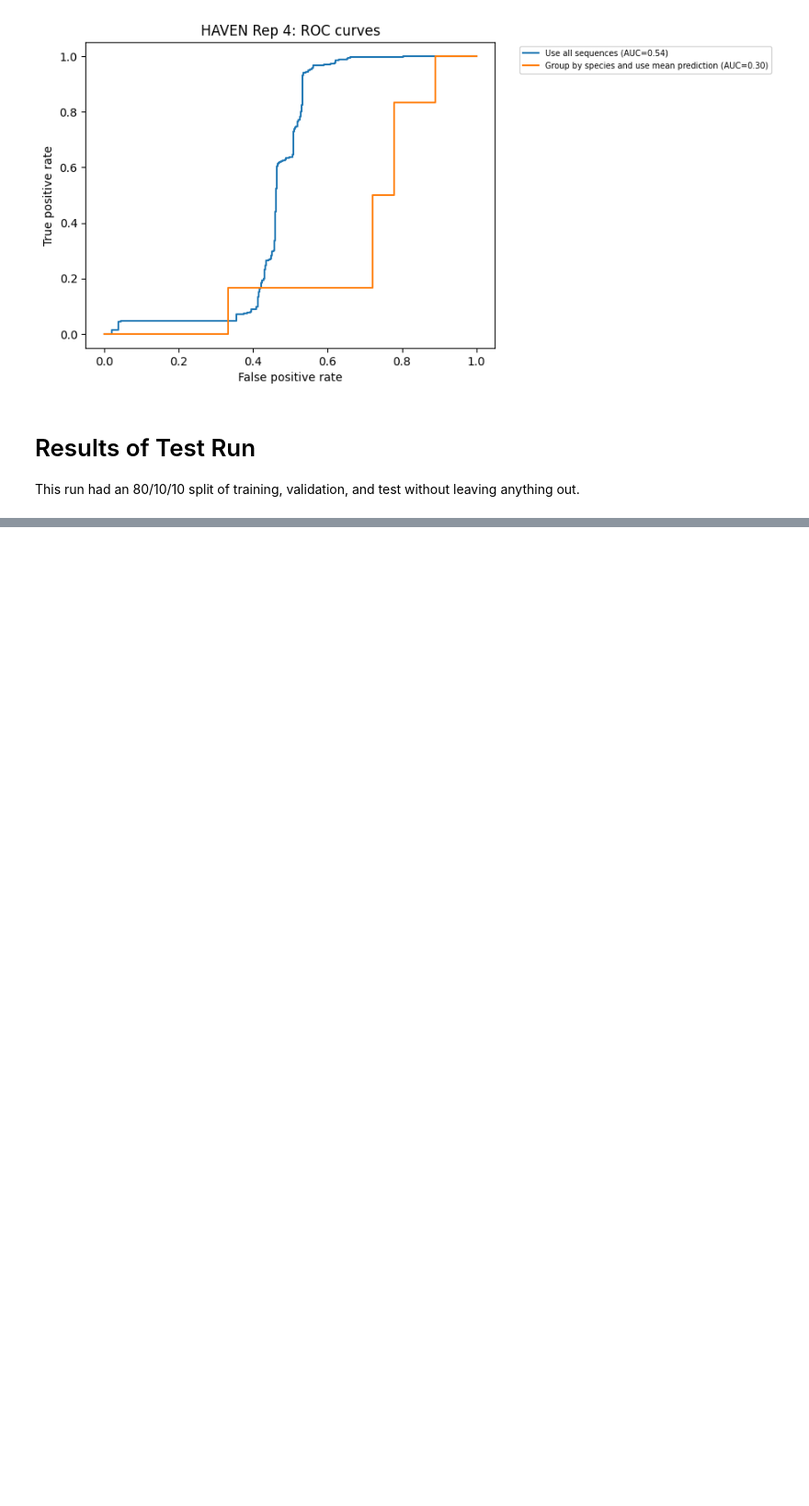
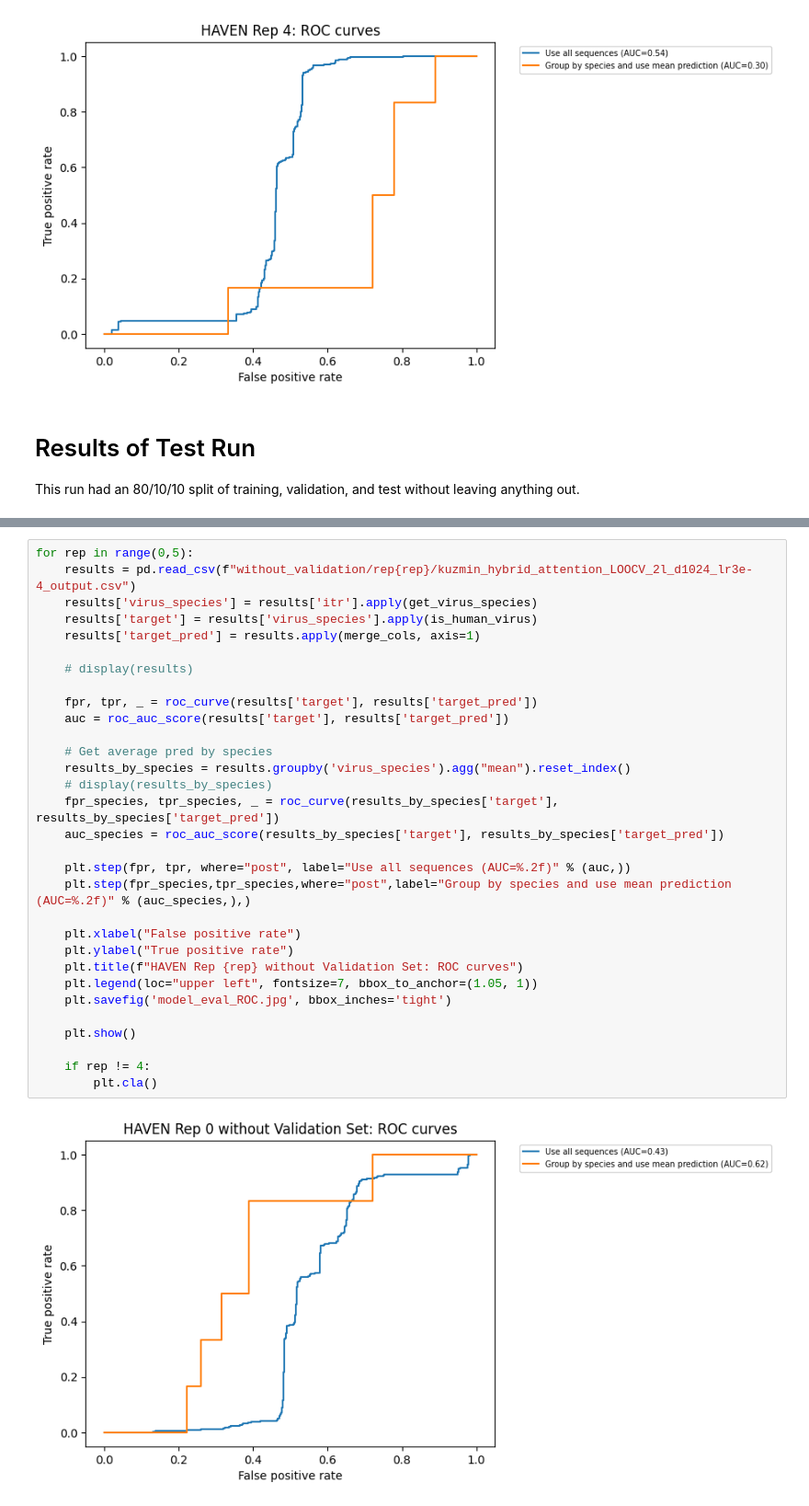
Before and after one commit to alyssaanastasi/HAVEN, a Jupyter notebook: src/jupyter_notebooks/results-analysis/kuzmin/kuzmin_analysis.ipynb, the cells around one changed output, grey strips where cells are left out. Shown at 92% size. Saved outputs shown, nothing was run; the diff lists cells and outputs as text; blank space fills up the shorter version.

```diff
--- a/src/jupyter_notebooks/results-analysis/kuzmin/kuzmin_analysis.ipynb
+++ b/src/jupyter_notebooks/results-analysis/kuzmin/kuzmin_analysis.ipynb
@@ -209,0 +247,33 @@ plt.show()
+# %%
+for rep in range(0,5):
+    results = pd.read_csv(f"without_validation/rep{rep}/kuzmin_hybrid_attention_LOOCV_2l_d1024_lr3e-4_output.csv")
+    results['virus_species'] = results['itr'].apply(get_virus_species)
+    results['target'] = results['virus_species'].apply(is_human_virus)
+    results['target_pred'] = results.apply(merge_cols, axis=1)
+
+    # display(results)
+
+    fpr, tpr, _ = roc_curve(results['target'], results['target_pred'])
+    auc = roc_auc_score(results['target'], results['target_pred'])
+
+    # Get average pred by species
+    results_by_species = results.groupby('virus_species').agg("mean").reset_index()
+    # display(results_by_species)
+    fpr_species, tpr_species, _ = roc_curve(results_by_species['target'], results_by_species['target_pred'])
+    auc_species = roc_auc_score(results_by_species['target'], results_by_species['target_pred'])
+
+    plt.step(fpr, tpr, where="post", label="Use all sequences (AUC=%.2f)" % (auc,))
+    plt.step(fpr_species,tpr_species,where="post",label="Group by species and use mean prediction (AUC=%.2f)" % (auc_species,),)
+
+    plt.xlabel("False positive rate")
+    plt.ylabel("True positive rate")
+    plt.title(f"HAVEN Rep {rep} without Validation Set: ROC curves")
+    plt.legend(loc="upper left", fontsize=7, bbox_to_anchor=(1.05, 1))
+    plt.savefig('model_eval_ROC.jpg', bbox_inches='tight')
+
+    plt.show()
+
+    if rep != 4:
+        plt.cla()
+# %% [output]
+[figure, added]
```
Also changed, not shown: parts of 8 cells of this notebook, 1 other file.
